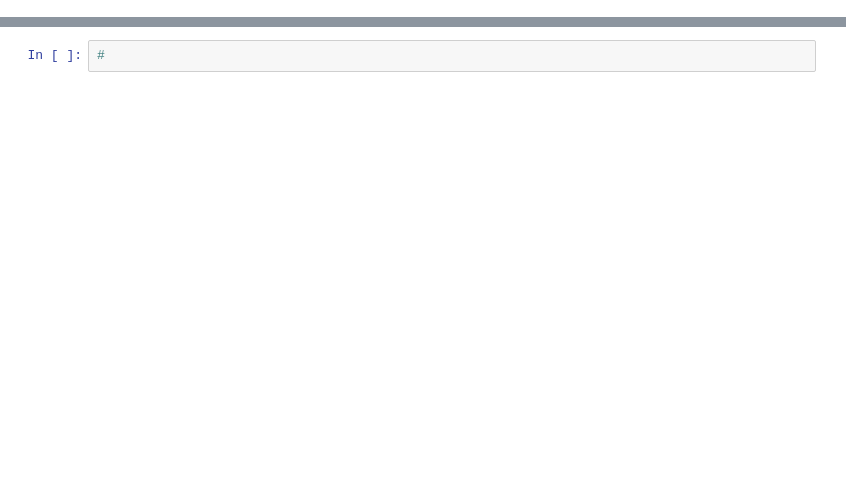
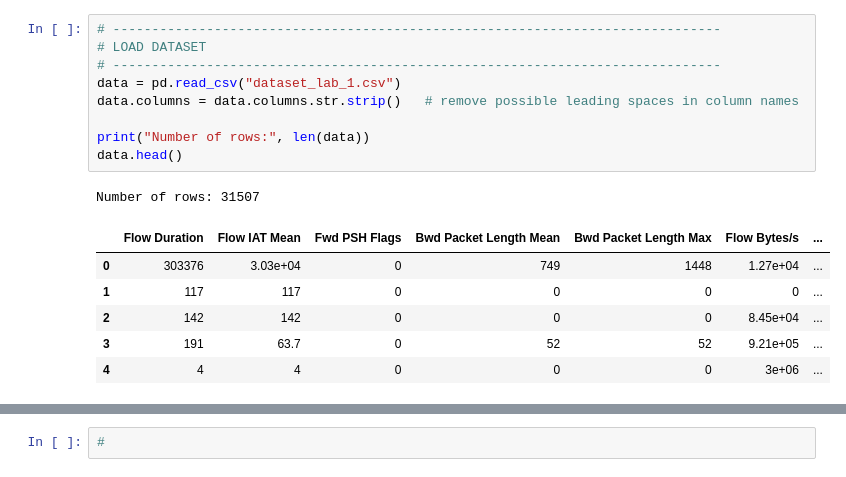
Before and after one commit to emanueletocci/polito-ai, a Jupyter notebook: labs/lab01/notebook.ipynb, the cells around one changed output, grey strips where cells are left out. Drawn from its saved outputs; the diff is of its cells as text; blank space fills up the shorter version.

```diff
--- a/labs/lab01/notebook.ipynb
+++ b/labs/lab01/notebook.ipynb
@@ -34,0 +20,17 @@ import time
+# %%
+# ------------------------------------------------------------------------------
+# LOAD DATASET
+# ------------------------------------------------------------------------------
+data = pd.read_csv("dataset_lab_1.csv")
+data.columns = data.columns.str.strip()   # remove possible leading spaces in column names
+
+print("Number of rows:", len(data))
+data.head()
+# %% [output]
+Number of rows: 31507
+|  | Flow Duration | Flow IAT Mean | Fwd PSH Flags | Bwd Packet Length Mean | Bwd Packet Length Max | Flow Bytes/s | ... |
+| 0 | 303376 | 3.03e+04 | 0 | 749 | 1448 | 1.27e+04 | ... |
+| 1 | 117 | 117 | 0 | 0 | 0 | 0 | ... |
+| 2 | 142 | 142 | 0 | 0 | 0 | 8.45e+04 | ... |
+| 3 | 191 | 63.7 | 0 | 52 | 52 | 9.21e+05 | ... |
+| 4 | 4 | 4 | 0 | 0 | 0 | 3e+06 | ... |
```
Also changed, not shown: parts of 8 cells of this notebook.
